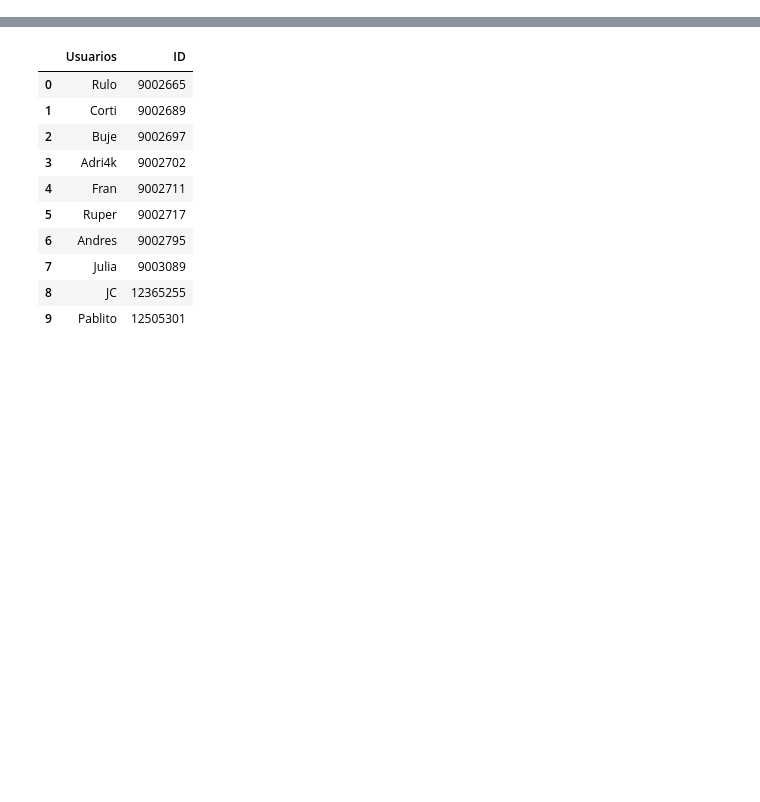
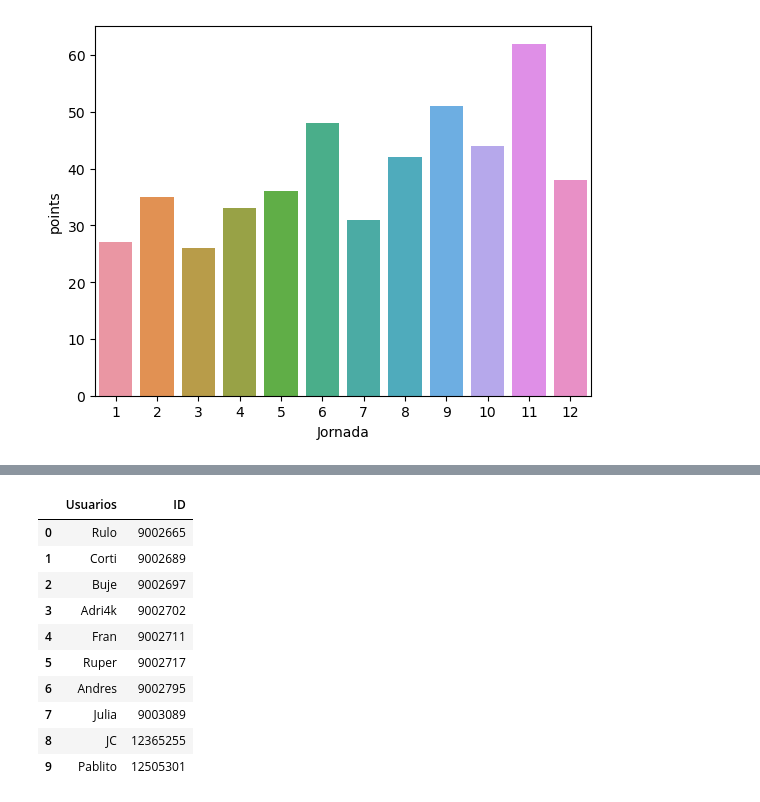
Before and after one commit to Cortijo02/Fantasy, a Jupyter notebook: API/Clasificacion/DataSet_Clasificacion.ipynb, the cells around one changed output, grey strips where cells are left out. Drawn from its saved outputs; the diff is of its cells as text; code cells hidden in the pictures; blank space fills up the shorter version.

```diff
--- a/API/Clasificacion/DataSet_Clasificacion.ipynb
+++ b/API/Clasificacion/DataSet_Clasificacion.ipynb
@@ -205,3 +228,7 @@ plot_adri4k.invert_yaxis()
+# %%
+hist_adri4k = sn.barplot(data=df_adri4k, y='points', x = 'Jornada')
+# %% [output]
+[figure, added]
 # %%
 fran = out['data']['progression']['users']['9002711']
 fran
```
Also changed, not shown: parts of 41 cells of this notebook, 1 other file.
